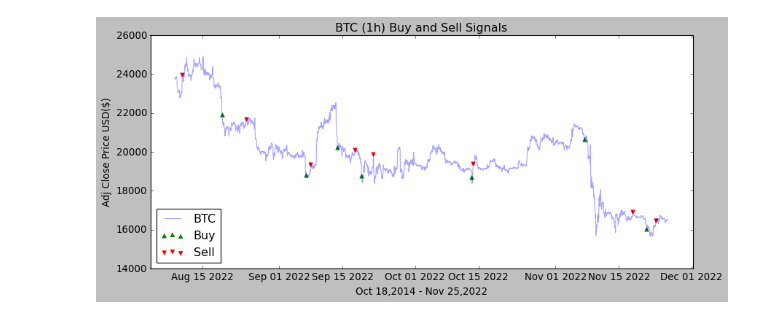
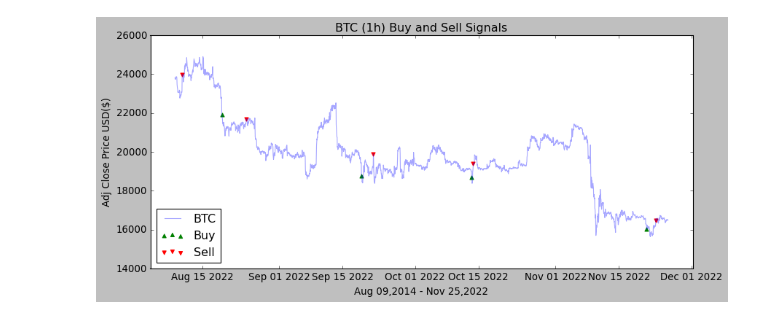
Before and after one commit to litosmunoz/Introduction-to-Quantitative-Trading, a Jupyter notebook: backtesting_bot/btc_1h_strat.ipynb, the cells around one changed output. Saved outputs shown, nothing was run; the diff lists cells and outputs as text; code cells hidden in the pictures.

```diff
--- a/backtesting_bot/btc_1h_strat.ipynb
+++ b/backtesting_bot/btc_1h_strat.ipynb
@@ -25,7 +25,7 @@ def buySell_RSI(btc_1h):
   sigPriceSell = []
   flag = -1
   for i in range(len(btc_1h)):
-    if (btc_1h ['RSI'][i] < 20):
+    if (btc_1h ['RSI'][i] < 17):
       if flag != 1:
         sigPriceBuy.append(btc_1h['close'][i])
         sigPriceSell.append(np.nan)
@@ -62,15 +62,15 @@ btc_1h.head()
 # %%
 plt.style.use('classic')
 plt.figure(figsize=(12,5))
 plt.plot(btc_1h['close'], label='BTC', alpha=0.35)
 plt.plot(btc_1h['Buy Signal Price RSI'], label='', alpha=0.35)
 plt.plot(btc_1h['Sell Signal Price RSI'],label='', alpha=0.35)
 plt.scatter(btc_1h.index, btc_1h['Buy Signal Price RSI'], label ='Buy', marker='^',color='green')
 plt.scatter(btc_1h.index, btc_1h['Sell Signal Price RSI'],label='Sell', marker='v', color='red')
 plt.title('BTC (1h) Buy and Sell Signals')
-plt.xlabel("Oct 18,2014 - Nov 25,2022")
+plt.xlabel("Aug 09,2014 - Nov 25,2022")
 plt.ylabel("Adj Close Price USD($)")
 plt.legend(loc='lower left')
 plt.show()
 # %% [output]
-[figure, old version]
+[figure, new version]
```
Also changed, not shown: 4 other files.
